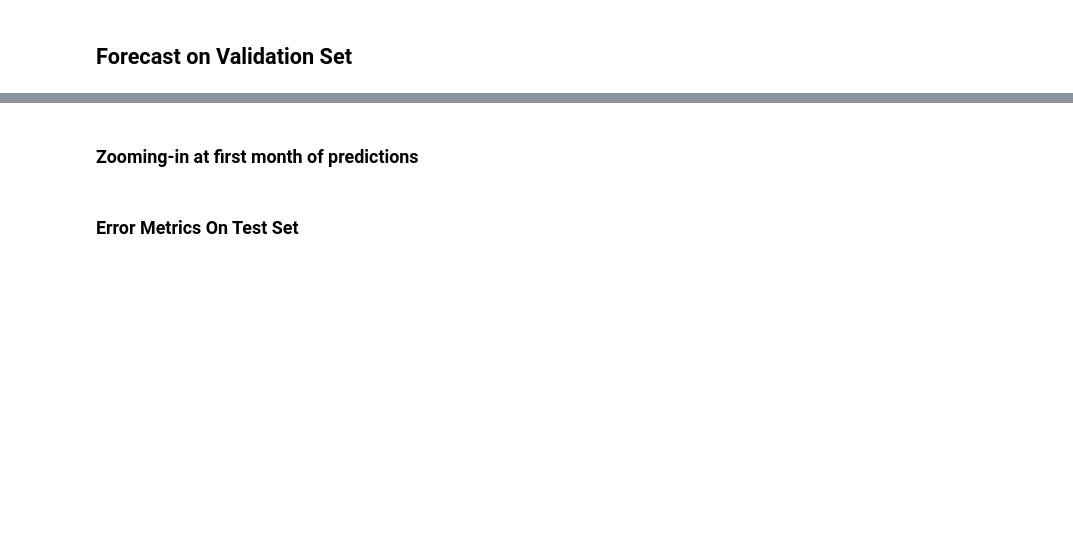
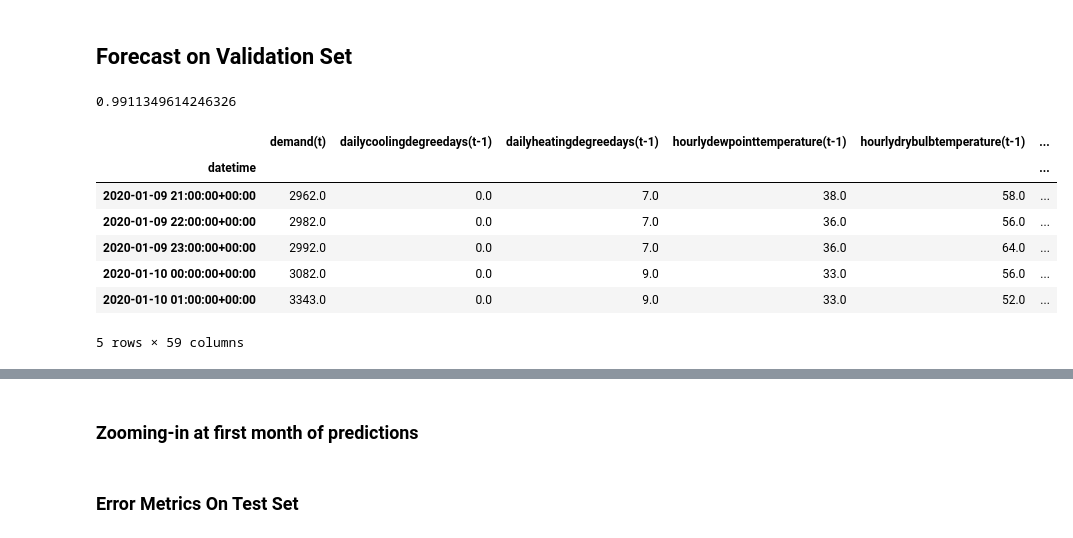
Before and after one commit to olavocarvalho/sagemaker-energy-demand, a Jupyter notebook: 4_MODEL__LOCAL_XGBOOST.ipynb, the cells around one changed output, grey strips where cells are left out. Saved outputs shown, nothing was run; the diff lists cells and outputs as text; code cells hidden in the pictures; blank space fills up the shorter version.

Commit message:
finished xgboost model and evaluation

```diff
--- a/4_MODEL__LOCAL_XGBOOST.ipynb
+++ b/4_MODEL__LOCAL_XGBOOST.ipynb
@@ -95,6 +106,6 @@ X_validation, y_validation = data_sppliter(df_validation, label='demand(t)')
 # XGBoost Training Parameter Reference:
 # https://github.com/dmlc/xgboost/blob/master/doc/parameter.md
 
-regressor = xgb.XGBRegressor(max_depth=5, n_estimators=960)
+regressor = xgb.XGBRegressor(max_depth=5, n_estimators=250)
 # %%
 regressor.fit(X_train, y_train, eval_set=[(X_train, y_train), (X_validation, y_validation)])
@@ -123,5 +161,20 @@ plt.show()
 # %% [markdown]
 ## Forecast on Validation Set
 # %%
-df_validation['demand_prediction'] = regressor.predict(X_validation)
-df_all = pd.concat([df_validation, df_train], sort=False)
+df_validation['XGBoost_demand_prediction'] = regressor.predict(X_validation)
+df_all = pd.concat([df_train, df_validation], sort=False)
+# %%
+regressor.score(X_validation, y_validation)
+# %% [output]
+0.9911349614246326
+# %%
+df_validation.head()
+# %% [output]
+|  | demand(t) | dailycoolingdegreedays(t-1) | dailyheatingdegreedays(t-1) | hourlydewpointtemperature(t-1) | hourlydrybulbtemperature(t-1) | ... |
+| datetime |  |  |  |  |  | ... |
+| 2020-01-09 21:00:00+00:00 | 2962.0 | 0.0 | 7.0 | 38.0 | 58.0 | ... |
+| 2020-01-09 22:00:00+00:00 | 2982.0 | 0.0 | 7.0 | 36.0 | 56.0 | ... |
+| 2020-01-09 23:00:00+00:00 | 2992.0 | 0.0 | 7.0 | 36.0 | 64.0 | ... |
+| 2020-01-10 00:00:00+00:00 | 3082.0 | 0.0 | 9.0 | 33.0 | 56.0 | ... |
+| 2020-01-10 01:00:00+00:00 | 3343.0 | 0.0 | 9.0 | 33.0 | 52.0 | ... |
+5 rows × 59 columns
```
Also changed, not shown: parts of 24 cells of this notebook, 5 other files.
